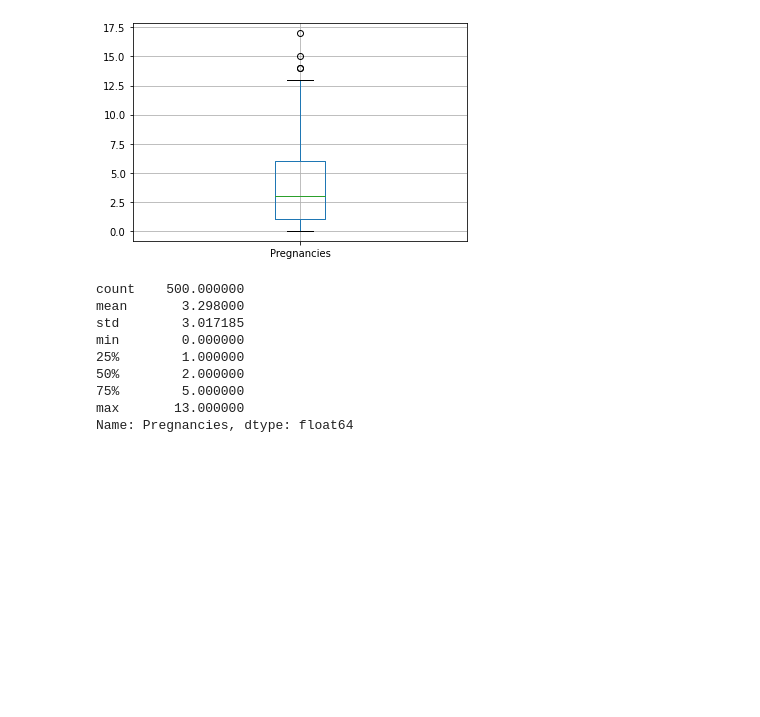
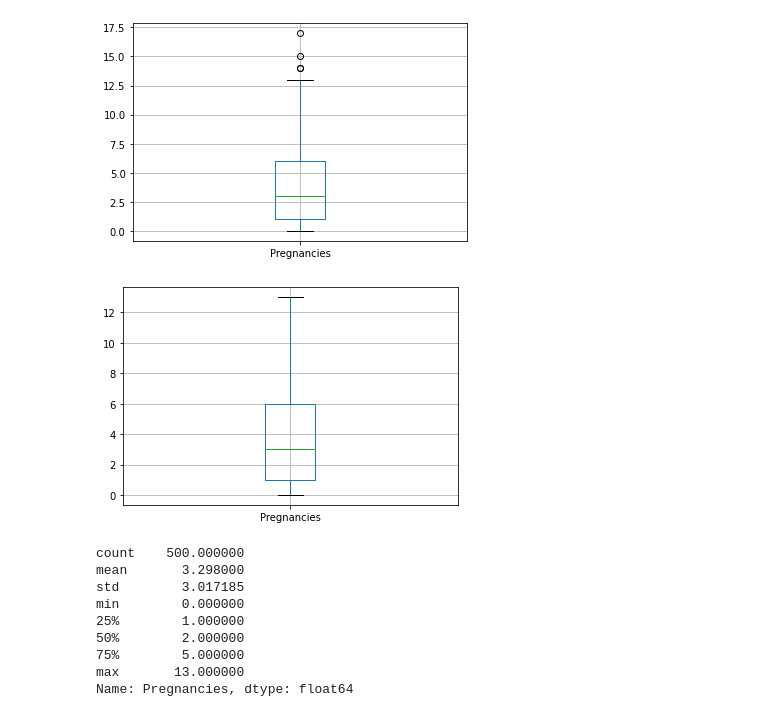
Before and after one commit to Kammann123/nn-tp1, a Jupyter notebook: notebooks/tp1-ej2.ipynb, the cells around one changed output. Saved outputs shown, nothing was run; the diff lists cells and outputs as text; code cells hidden in the pictures; blank space fills up the shorter version.

```diff
--- a/notebooks/tp1-ej2.ipynb
+++ b/notebooks/tp1-ej2.ipynb
@@ -150,11 +148,35 @@ x = plt.title("Pregnancies")
 df.boxplot(column=['Pregnancies'],return_type='axes');
 # %% [output]
 [figure]
-# %%
-from scipy import stats
-# Removing outliers from category
-pregZScores = np.absolute(stats.zscore(df['Pregnancies']))
-outliers = np.array(df['Pregnancies'][pregZScores >= 3])
+# %%
+from scipy import stats
+# Removing outliers from category
+
+def getOutliers(df):
+    # Usa criterio de "Outlier Leve"
+    # extraído de https://es.wikipedia.org/wiki/Valor_at%C3%ADpico
+    q1 = df.quantile(0.25)
+    q3 = df.quantile(0.75)
+    iqr = q3 - q1
+    mean = df.mean()
+    ret = []
+    for value in df:
+        if value < (q1 - 1.5 * iqr) or value > (q3 + 1.5 * iqr):
+            ret.append(value)
+    return ret
+
+def removeOutliers(df):
+    outliers = getOutliers(df)
+    for outlier in outliers:
+        df.replace(outlier, np.nan, inplace=True)
+
+
+
+
+removeOutliers(df['Pregnancies'])
+df.boxplot(column=['Pregnancies'],return_type='axes');
+# %% [output]
+[figure, added]
 # %%
 # Pregnancies in diabetes-negative
 df[df['Outcome'] == 0]['Pregnancies'].describe()
```
Also changed, not shown: parts of 45 cells of this notebook.
